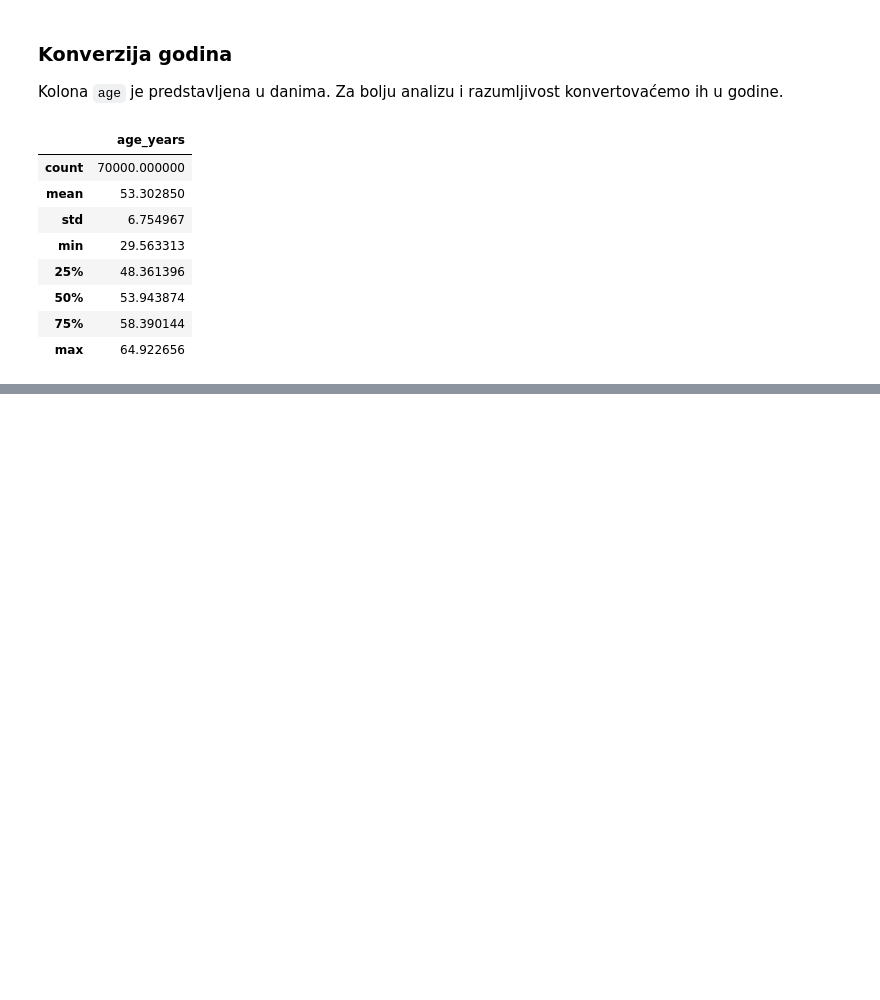
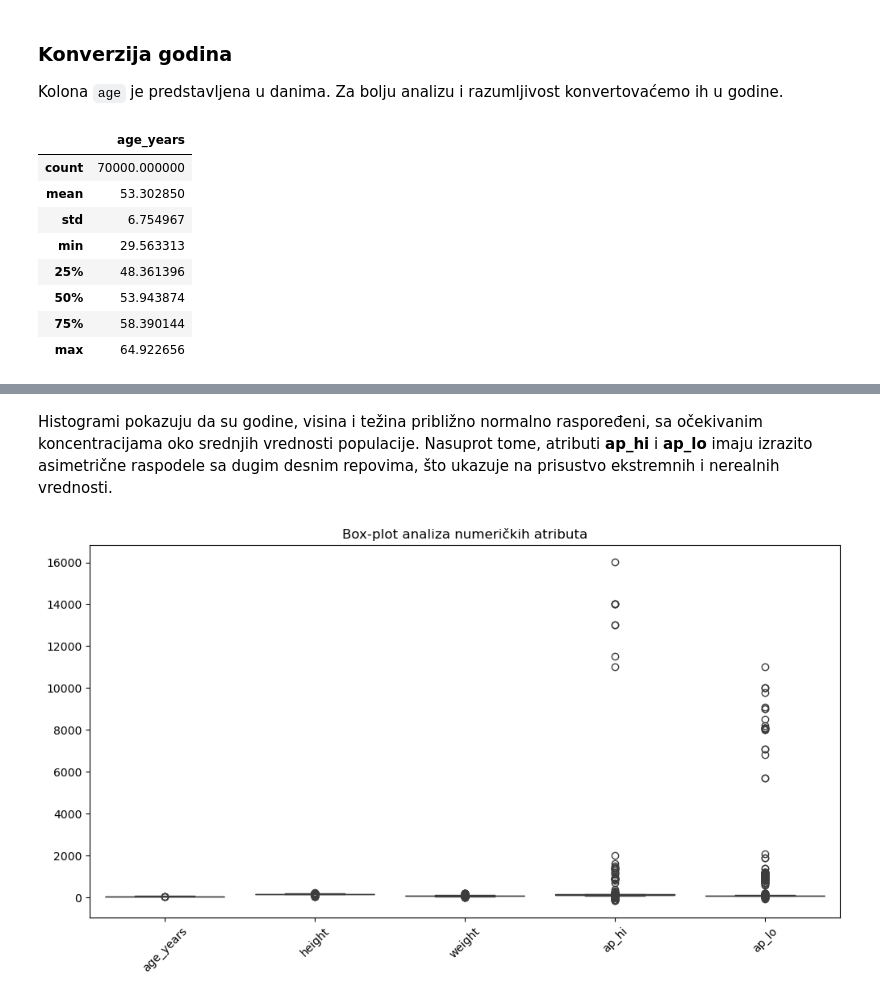
Before and after one commit to natalija529/cardiovascular, a Jupyter notebook: cardiovascular-disease.ipynb, the cells around one changed output, grey strips where cells are left out. Cells and saved outputs as stored; diff of their text form; code cells hidden in the pictures; blank space fills up the shorter version.

```diff
--- a/cardiovascular-disease.ipynb
+++ b/cardiovascular-disease.ipynb
@@ -138,0 +154,10 @@ df[["age_years"]].describe()
+# %% [markdown]
+Histogrami pokazuju da su godine, visina i težina približno normalno raspoređeni, sa očekivanim koncentracijama oko srednjih vrednosti populacije. Nasuprot tome, atributi **ap_hi** i **ap_lo** imaju izrazito asimetrične raspodele sa dugim desnim repovima, što ukazuje na prisustvo ekstremnih i nerealnih vrednosti.
+# %%
+plt.figure(figsize=(12, 6))
+sns.boxplot(data=df[numerical_features])
+plt.xticks(rotation=45)
+plt.title("Box-plot analiza numeričkih atributa")
+plt.show()
+# %% [output]
+[figure, added]
```
Also changed, not shown: parts of 36 cells of this notebook.
